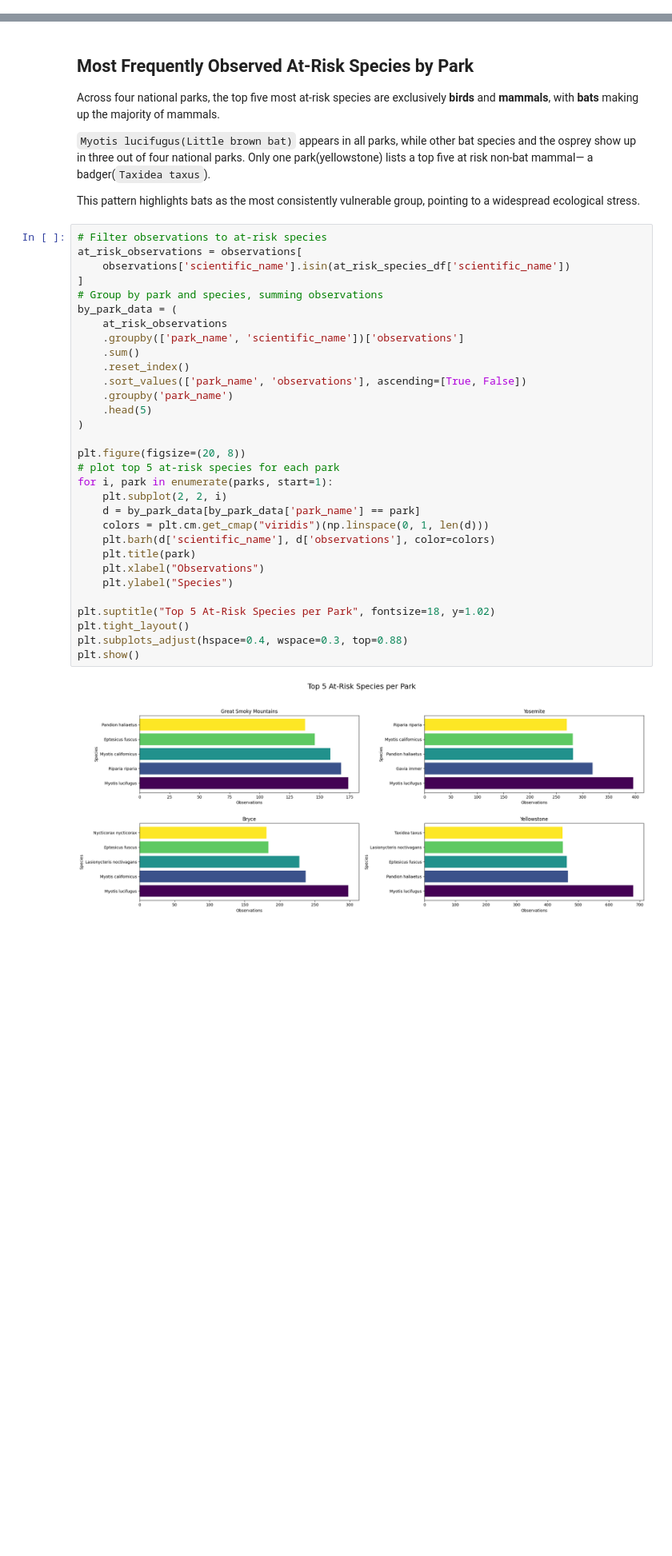
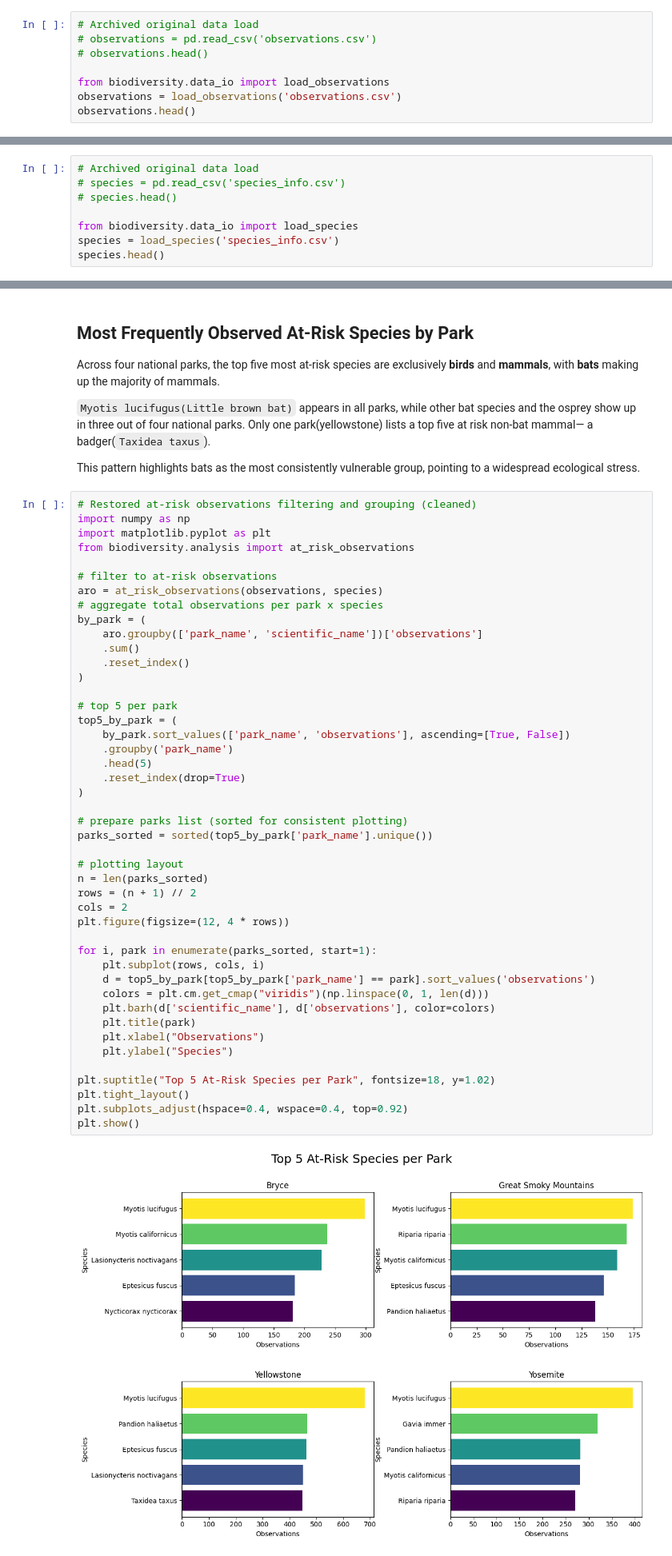
Before and after one commit to yoav-es/biodiversity, a Jupyter notebook: biodiversity.ipynb, the cells around one changed output, grey strips where cells are left out. Shown at 80% size. Drawn from its saved outputs; the diff is of its cells as text; blank space fills up the shorter version.

Commit message:
chore: restore bat plotting cell and bump package version to 1.1.1
Co-authored-by: Cursor <cursoragent@cursor.com>

```diff
--- a/biodiversity.ipynb
+++ b/biodiversity.ipynb
@@ -67,0 +58,8 @@ observations.head()
+# %%
+# Archived original data load
+# observations = pd.read_csv('observations.csv')
+# observations.head()
+
+from biodiversity.data_io import load_observations
+observations = load_observations('observations.csv')
+observations.head()
@@ -85,0 +81,8 @@ species.head()
+# %%
+# Archived original data load
+# species = pd.read_csv('species_info.csv')
+# species.head()
+
+from biodiversity.data_io import load_species
+species = load_species('species_info.csv')
+species.head()
@@ -402,38 +408,52 @@ Across four national parks, the top five most at-risk species are exclusively **
 
 This pattern highlights bats as the most consistently vulnerable group, pointing to a widespread ecological stress.
 # %%
-# Filter observations to at-risk species
-at_risk_observations = observations[
-    observations['scientific_name'].isin(at_risk_species_df['scientific_name'])
-]
-# Group by park and species, summing observations
-by_park_data = (
-    at_risk_observations
-    .groupby(['park_name', 'scientific_name'])['observations']
+# Restored at-risk observations filtering and grouping (cleaned)
+import numpy as np
+import matplotlib.pyplot as plt
+from biodiversity.analysis import at_risk_observations
+
+# filter to at-risk observations
+aro = at_risk_observations(observations, species)
+# aggregate total observations per park x species
+by_park = (
+    aro.groupby(['park_name', 'scientific_name'])['observations']
     .sum()
     .reset_index()
-    .sort_values(['park_name', 'observations'], ascending=[True, False])
+)
+
+# top 5 per park
+top5_by_park = (
+    by_park.sort_values(['park_name', 'observations'], ascending=[True, False])
     .groupby('park_name')
     .head(5)
+    .reset_index(drop=True)
 )
 
-plt.figure(figsize=(20, 8))
-# plot top 5 at-risk species for each park
-for i, park in enumerate(parks, start=1):
-    plt.subplot(2, 2, i)
-    d = by_park_data[by_park_data['park_name'] == park]
+# prepare parks list (sorted for consistent plotting)
+parks_sorted = sorted(top5_by_park['park_name'].unique())
+
+# plotting layout
+n = len(parks_sorted)
+rows = (n + 1) // 2
+cols = 2
+plt.figure(figsize=(12, 4 * rows))
+
+for i, park in enumerate(parks_sorted, start=1):
+    plt.subplot(rows, cols, i)
+    d = top5_by_park[top5_by_park['park_name'] == park].sort_values('observations')
     colors = plt.cm.get_cmap("viridis")(np.linspace(0, 1, len(d)))
     plt.barh(d['scientific_name'], d['observations'], color=colors)
     plt.title(park)
     plt.xlabel("Observations")
     plt.ylabel("Species")
 
 plt.suptitle("Top 5 At-Risk Species per Park", fontsize=18, y=1.02)
 plt.tight_layout()
-plt.subplots_adjust(hspace=0.4, wspace=0.3, top=0.88)
+plt.subplots_adjust(hspace=0.4, wspace=0.4, top=0.92)
 plt.show()
 # %% [output]
-[figure, old version]
+[figure, new version]
 # %% [markdown]
 # Bat species analysis
 
```
Also changed, not shown: parts of 16 cells of this notebook, 1 other file.
